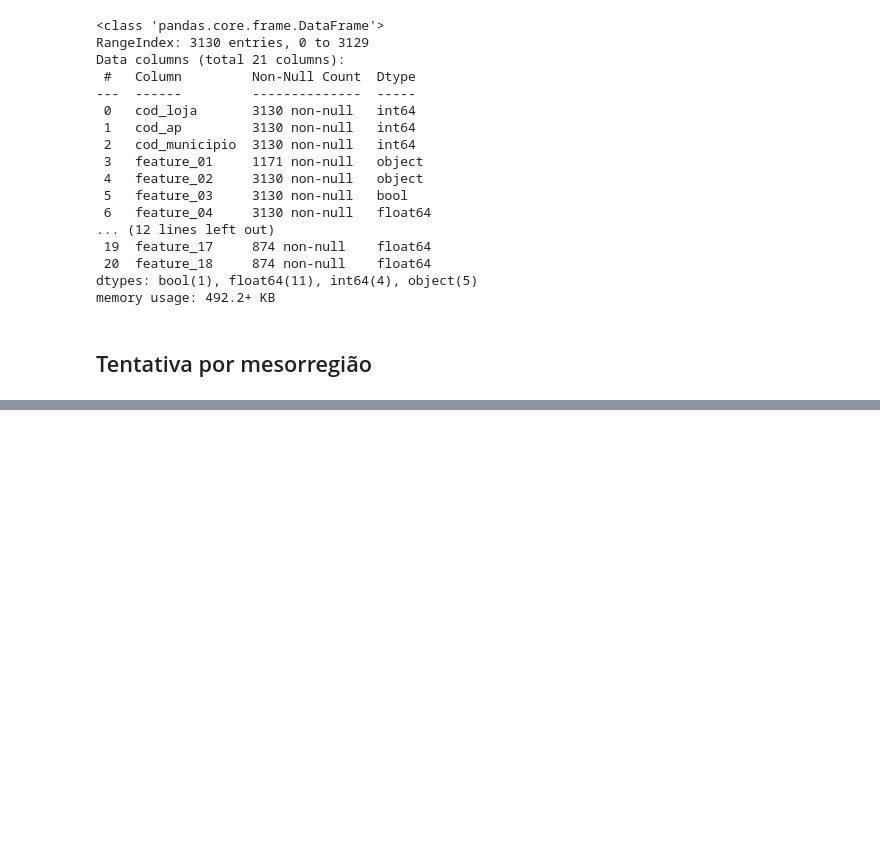
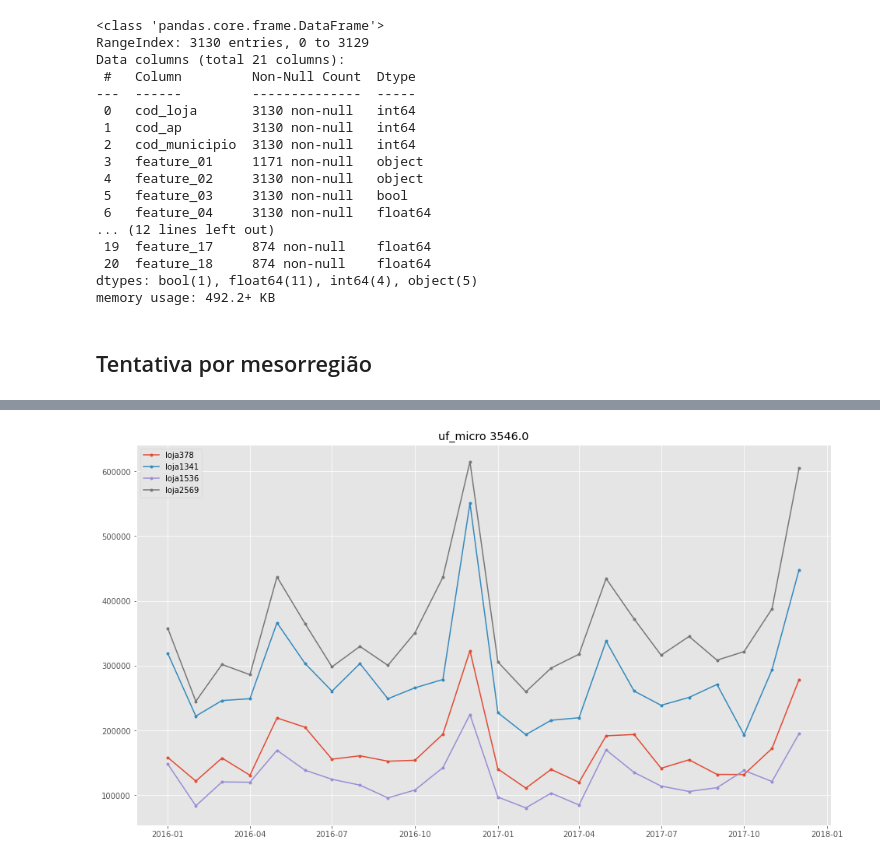
Before and after one commit to BeeData-USP/usp-vs-ufmg, a Jupyter notebook: ikeda/eda_expansao.ipynb, the cells around one changed output, grey strips where cells are left out. Drawn from its saved outputs; the diff is of its cells as text; code cells hidden in the pictures; blank space fills up the shorter version.

```diff
--- a/ikeda/eda_expansao.ipynb
+++ b/ikeda/eda_expansao.ipynb
@@ -191,0 +199,10 @@ plt.show()
+# %%
+ibge.head()
+mun_micro = ibge[['Microrregião Geográfica', 'UF', 'Código Município Completo']]
+mun_micro.rename(columns={'Microrregião Geográfica': 'micro', 'Código Município Completo': 'cod_municipio'}, inplace=True)
+
+mun_micro['uf_micro'] = (mun_micro.UF.astype(str) + mun_micro.micro.astype(str)).astype(int)
+mun_micro.drop(columns=['micro', 'UF'], inplace=True)
+
+mi_merge = merge.merge(mun_micro, on='cod_municipio', how='left')
+mi_merge_cex = cen_exp.merge(mun_micro, on='cod_municipio', how='left')
@@ -191,0 +222,3 @@ plt.show()
+# %%
+rec_med_mensal = mi_merge.groupby(['mes', 'uf_micro'], as_index=False).mean()[['uf_micro', 'mes', 'receita']]
+mi_merge_cex = mi_merge_cex.merge(rec_med_mensal, on='uf_micro')
@@ -191,0 +276,6 @@ plt.show()
+# %%
+micros = mi_merge_cex.uf_micro.unique()
+print(micros)
+idx = 72
+
+fat_mun = mi_merge[mi_merge.uf_micro == micros[idx]]
@@ -192,3 +303,13 @@ plt.show()
+# %%
+plt.figure(figsize=(16,9))
+plt.title("uf_micro {}".format(micros[idx]))
+for cod in mensal.cod_loja.unique()[:]:
+    loj_mensal = mensal[mensal.cod_loja == cod]
+    plt.plot(loj_mensal["datetime"], loj_mensal["receita"], label='loja' + str(cod), marker=".")
+    plt.legend()
+plt.show()
+# %% [output]
+[figure, added]
 # %%
 lojas_feats = mensal.groupby(['cod_loja'] + feats, as_index=False).sum()[['cod_loja'] + feats]
 for feat in feats:
```
Also changed, not shown: parts of 37 cells of this notebook, 1 other file.
